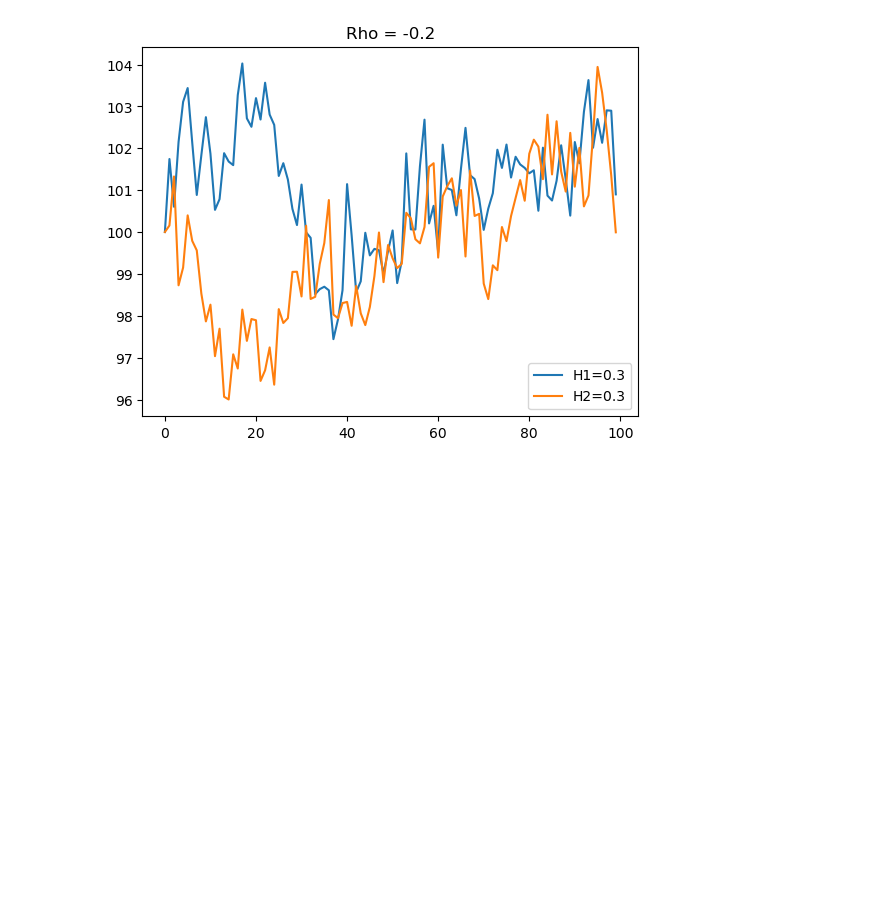
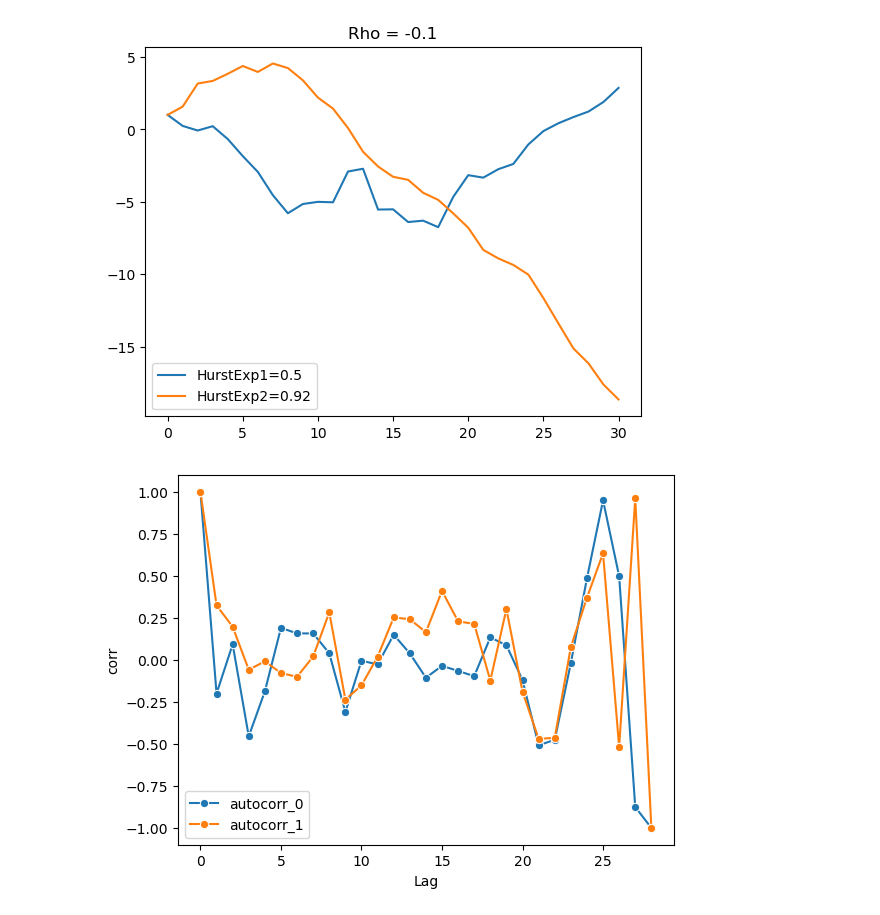
Before and after one commit to regimelab/notebooks, a Jupyter notebook: fractional_brownian_motion.ipynb, the cells around one changed output. Saved outputs shown, nothing was run; the diff lists cells and outputs as text; code cells hidden in the pictures; blank space fills up the shorter version.

```diff
--- a/fractional_brownian_motion.ipynb
+++ b/fractional_brownian_motion.ipynb
@@ -22,19 +26,31 @@ class FBm():
         return np.cumsum(np.insert(ts, 0, 0, axis=1), axis=1)
 # %%
 fbm = FBm()
-size = 99
-H1 = 0.3
-H2 = 0.3
-rho = -0.2
-constant = 100 # starting price for log level
+size = 30
+H1 = 0.5
+H2 = 0.92
+rho = -0.1
+constant = 1
 
 fBms = fbm.generate_gaussian_fBm(H1, H2, rho, size, [0.0, 0.0])
 ts = fBms + constant
 
-plt.plot(ts[0], label=f"H1={H1}")
-plt.plot(ts[1], label=f"H2={H2}")
+plt.plot(ts[0], label=f"HurstExp1={H1}")
+plt.plot(ts[1], label=f"HurstExp2={H2}")
 plt.title(f"Rho = {rho}")
 plt.legend()
 plt.show()
+
+autocorr_df = pd.DataFrame()
+autocorr_df['decay_0'] = np.diff(ts[0])
+autocorr_df['decay_1'] = np.diff(ts[1])
+decay_func = lambda S, _range: [S.apply(abs).autocorr(lag=Lag) for Lag in _range]
+
+sns.lineplot(data=decay_func(autocorr_df['decay_0'], range(0, size)), label='autocorr_0', marker='o')
+sns.lineplot(data=decay_func(autocorr_df['decay_1'], range(0, size)), label='autocorr_1', marker='o')
+plt.xlabel('Lag')
+plt.ylabel('corr')
+plt.show()
 # %% [output]
-[figure, old version]
+[figure, new version]
+[figure, added]
```
Also changed, not shown: parts of 1 cell of this notebook.
